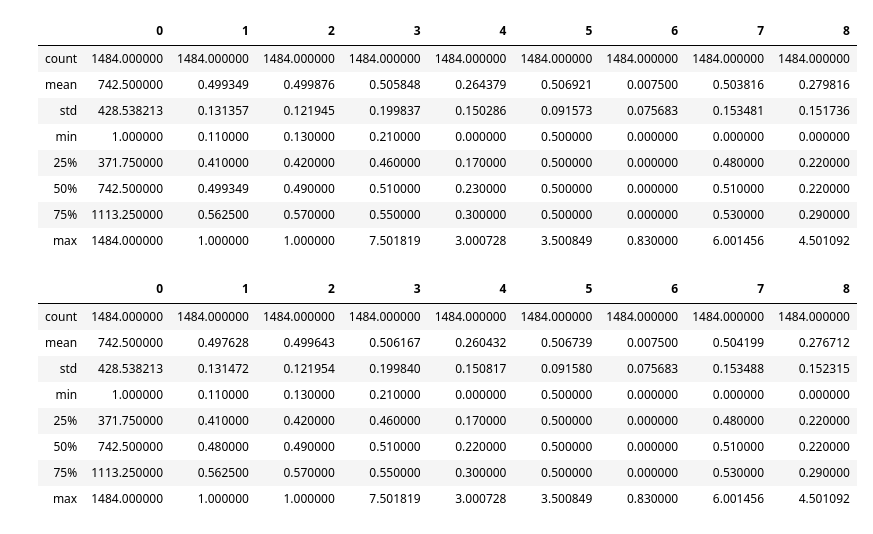
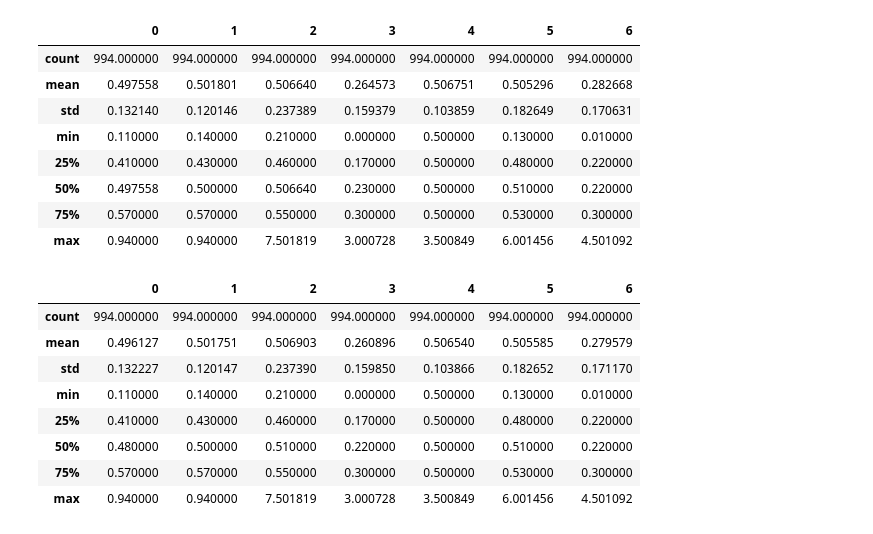
Before and after one commit to anhphamduy/eldp2, a Jupyter notebook: elp2.ipynb, the cells around one changed output. Cells and saved outputs as stored; diff of their text form; code cells hidden in the pictures.

```diff
--- a/elp2.ipynb
+++ b/elp2.ipynb
@@ -28,34 +26,41 @@ from sklearn.impute import SimpleImputer
 # %%
 mean_imputer = SimpleImputer(missing_values=np.nan, strategy='mean')
 median_imputer = SimpleImputer(missing_values=np.nan, strategy='median')
-# %%
-X_mean = pd.DataFrame(mean_imputer.fit_transform(yeast_data.drop('Class', axis=1)))
-X_median = pd.DataFrame(median_imputer.fit_transform(yeast_data.drop('Class', axis=1)))
-Y = yeast_data['Class']
+# %%
+from sklearn.model_selection import train_test_split
+X_train, X_test, y_train, y_test = train_test_split(yeast_data.drop(['Class', 'Sample', 'pox'], axis=1), yeast_data['Class'], test_size=0.33)
+X_train_mean = pd.DataFrame(mean_imputer.fit_transform(X_train))
+X_train_median = pd.DataFrame(median_imputer.fit_transform(X_train))
+
+
+X_test_mean = pd.DataFrame(mean_imputer.fit_transform(X_test))
+X_test_median = pd.DataFrame(median_imputer.fit_transform(X_test))
+
+#Y = yeast_data['Class']
 # %%
-X_mean.describe()
+X_train_mean.describe()
 # %% [output]
-|  | 0 | 1 | 2 | 3 | 4 | 5 | 6 | 7 | 8 |
-| count | 1484.000000 | 1484.000000 | 1484.000000 | 1484.000000 | 1484.000000 | 1484.000000 | 1484.000000 | 1484.000000 | 1484.000000 |
-| mean | 742.500000 | 0.499349 | 0.499876 | 0.505848 | 0.264379 | 0.506921 | 0.007500 | 0.503816 | 0.279816 |
-| std | 428.538213 | 0.131357 | 0.121945 | 0.199837 | 0.150286 | 0.091573 | 0.075683 | 0.153481 | 0.151736 |
-| min | 1.000000 | 0.110000 | 0.130000 | 0.210000 | 0.000000 | 0.500000 | 0.000000 | 0.000000 | 0.000000 |
-| 25% | 371.750000 | 0.410000 | 0.420000 | 0.460000 | 0.170000 | 0.500000 | 0.000000 | 0.480000 | 0.220000 |
-| 50% | 742.500000 | 0.499349 | 0.490000 | 0.510000 | 0.230000 | 0.500000 | 0.000000 | 0.510000 | 0.220000 |
-| 75% | 1113.250000 | 0.562500 | 0.570000 | 0.550000 | 0.300000 | 0.500000 | 0.000000 | 0.530000 | 0.290000 |
-| max | 1484.000000 | 1.000000 | 1.000000 | 7.501819 | 3.000728 | 3.500849 | 0.830000 | 6.001456 | 4.501092 |
+|  | 0 | 1 | 2 | 3 | 4 | 5 | 6 |
+| count | 994.000000 | 994.000000 | 994.000000 | 994.000000 | 994.000000 | 994.000000 | 994.000000 |
+| mean | 0.497558 | 0.501801 | 0.506640 | 0.264573 | 0.506751 | 0.505296 | 0.282668 |
+| std | 0.132140 | 0.120146 | 0.237389 | 0.159379 | 0.103859 | 0.182649 | 0.170631 |
+| min | 0.110000 | 0.140000 | 0.210000 | 0.000000 | 0.500000 | 0.130000 | 0.010000 |
+| 25% | 0.410000 | 0.430000 | 0.460000 | 0.170000 | 0.500000 | 0.480000 | 0.220000 |
+| 50% | 0.497558 | 0.500000 | 0.506640 | 0.230000 | 0.500000 | 0.510000 | 0.220000 |
+| 75% | 0.570000 | 0.570000 | 0.550000 | 0.300000 | 0.500000 | 0.530000 | 0.300000 |
+| max | 0.940000 | 0.940000 | 7.501819 | 3.000728 | 3.500849 | 6.001456 | 4.501092 |
 # %%
-X_median.describe()
+X_train_median.describe()
 # %% [output]
-|  | 0 | 1 | 2 | 3 | 4 | 5 | 6 | 7 | 8 |
-| count | 1484.000000 | 1484.000000 | 1484.000000 | 1484.000000 | 1484.000000 | 1484.000000 | 1484.000000 | 1484.000000 | 1484.000000 |
-| mean | 742.500000 | 0.497628 | 0.499643 | 0.506167 | 0.260432 | 0.506739 | 0.007500 | 0.504199 | 0.276712 |
-| std | 428.538213 | 0.131472 | 0.121954 | 0.199840 | 0.150817 | 0.091580 | 0.075683 | 0.153488 | 0.152315 |
-| min | 1.000000 | 0.110000 | 0.130000 | 0.210000 | 0.000000 | 0.500000 | 0.000000 | 0.000000 | 0.000000 |
-| 25% | 371.750000 | 0.410000 | 0.420000 | 0.460000 | 0.170000 | 0.500000 | 0.000000 | 0.480000 | 0.220000 |
-| 50% | 742.500000 | 0.480000 | 0.490000 | 0.510000 | 0.220000 | 0.500000 | 0.000000 | 0.510000 | 0.220000 |
-| 75% | 1113.250000 | 0.562500 | 0.570000 | 0.550000 | 0.300000 | 0.500000 | 0.000000 | 0.530000 | 0.290000 |
-| max | 1484.000000 | 1.000000 | 1.000000 | 7.501819 | 3.000728 | 3.500849 | 0.830000 | 6.001456 | 4.501092 |
+|  | 0 | 1 | 2 | 3 | 4 | 5 | 6 |
+| count | 994.000000 | 994.000000 | 994.000000 | 994.000000 | 994.000000 | 994.000000 | 994.000000 |
+| mean | 0.496127 | 0.501751 | 0.506903 | 0.260896 | 0.506540 | 0.505585 | 0.279579 |
+| std | 0.132227 | 0.120147 | 0.237390 | 0.159850 | 0.103866 | 0.182652 | 0.171170 |
+| min | 0.110000 | 0.140000 | 0.210000 | 0.000000 | 0.500000 | 0.130000 | 0.010000 |
+| 25% | 0.410000 | 0.430000 | 0.460000 | 0.170000 | 0.500000 | 0.480000 | 0.220000 |
+| 50% | 0.480000 | 0.500000 | 0.510000 | 0.220000 | 0.500000 | 0.510000 | 0.220000 |
+| 75% | 0.570000 | 0.570000 | 0.550000 | 0.300000 | 0.500000 | 0.530000 | 0.300000 |
+| max | 0.940000 | 0.940000 | 7.501819 | 3.000728 | 3.500849 | 6.001456 | 4.501092 |
 # %%
 from sklearn.preprocessing import StandardScaler, normalize
 stdscl = StandardScaler(with_mean=True, with_std=True)
```
Also changed, not shown: parts of 26 cells of this notebook.
